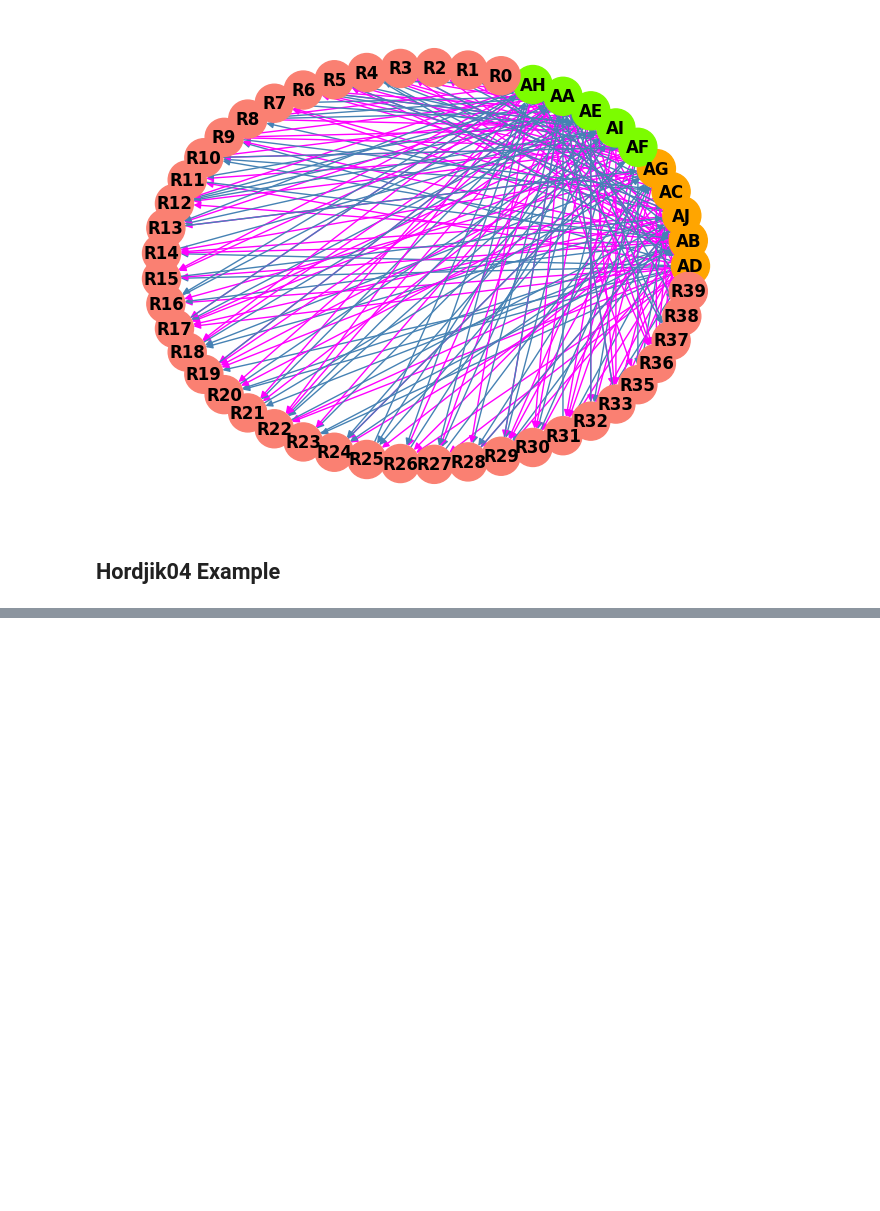
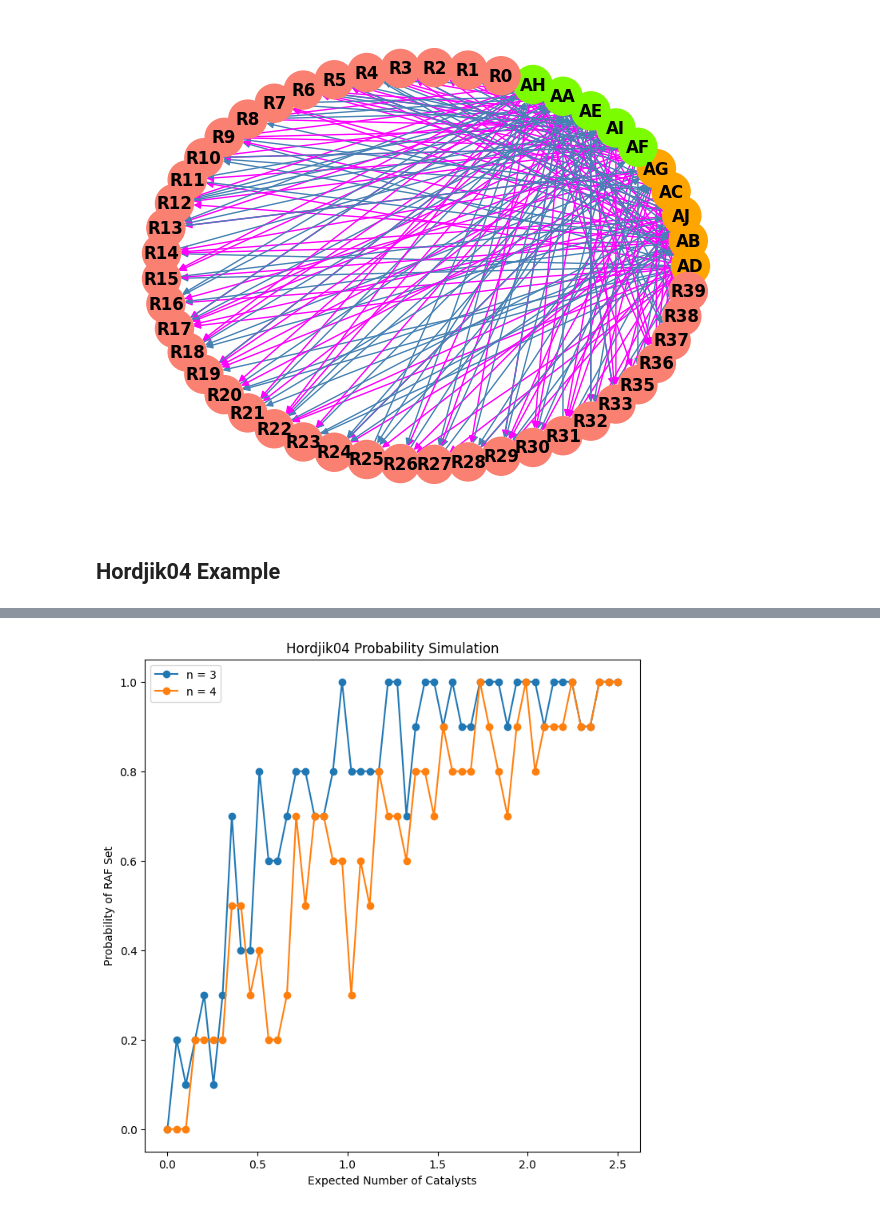
Before and after one commit to VJ-Varanasi/Autocatalytic-Reaction-Networks, a Jupyter notebook: hordjik04.ipynb, the cells around one changed output, grey strips where cells are left out. Drawn from its saved outputs; the diff is of its cells as text; code cells hidden in the pictures; blank space fills up the shorter version.

```diff
--- a/hordjik04.ipynb
+++ b/hordjik04.ipynb
@@ -413,0 +439,30 @@ Output
+# %%
+def RAF_sim(Ns, ns, t, f_max, reps=50):
+    plt.figure(figsize=(8,8))
+    for i in range(len(ns)):
+        X,F,R,C = create_kauffman_network(ns[i], 0, 0)
+        R_size = len(R)
+        p_max = f_max/R_size
+        ps = np.linspace(0,p_max, reps)
+        Xs = []
+        Ys= []
+        for p in ps:
+            raf_count = 0
+            for k in range(Ns[i]):
+                X,F,R,C = create_kauffman_network(ns[i], t, p)
+                raf_count = RAF(X,F,R,C) + raf_count
+
+            Xs.append(p*R_size)
+            Ys.append(raf_count/Ns[i])
+
+        plt.plot(Xs,Ys, "-o", label= "n = {}".format(ns[i]))
+
+    plt.legend()
+    plt.xlabel("Expected Number of Catalysts")
+    plt.ylabel("Probability of RAF Set")
+    plt.title("Hordjik04 Probability Simulation")
+    plt.show()
+# %%
+RAF_sim([10,10], [3,4], 2, 2.5)
+# %% [output]
+[figure, added]
```
Also changed, not shown: parts of 34 cells of this notebook.
